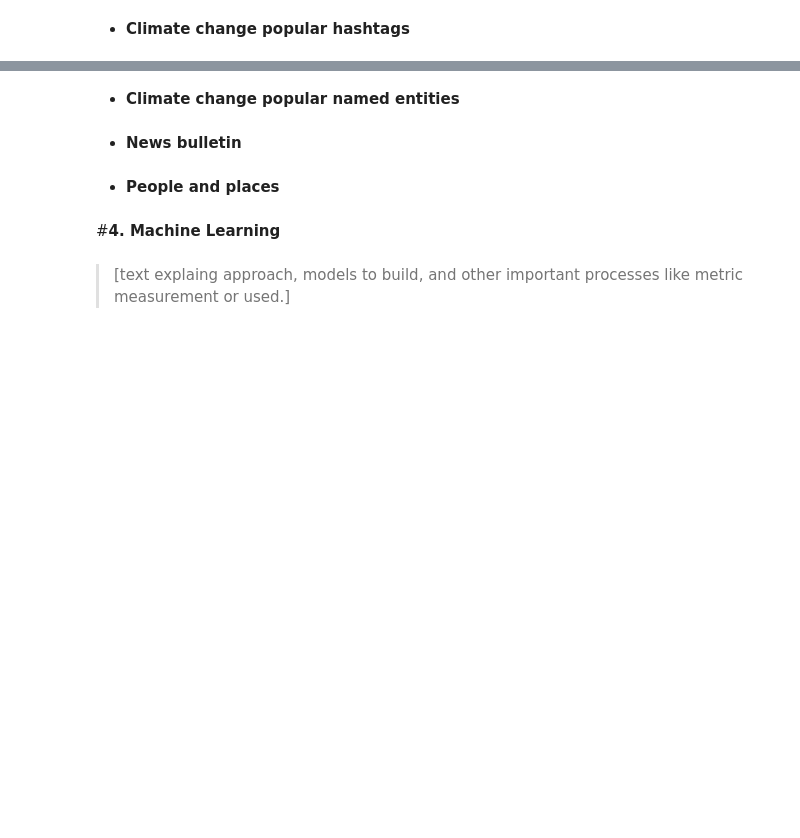
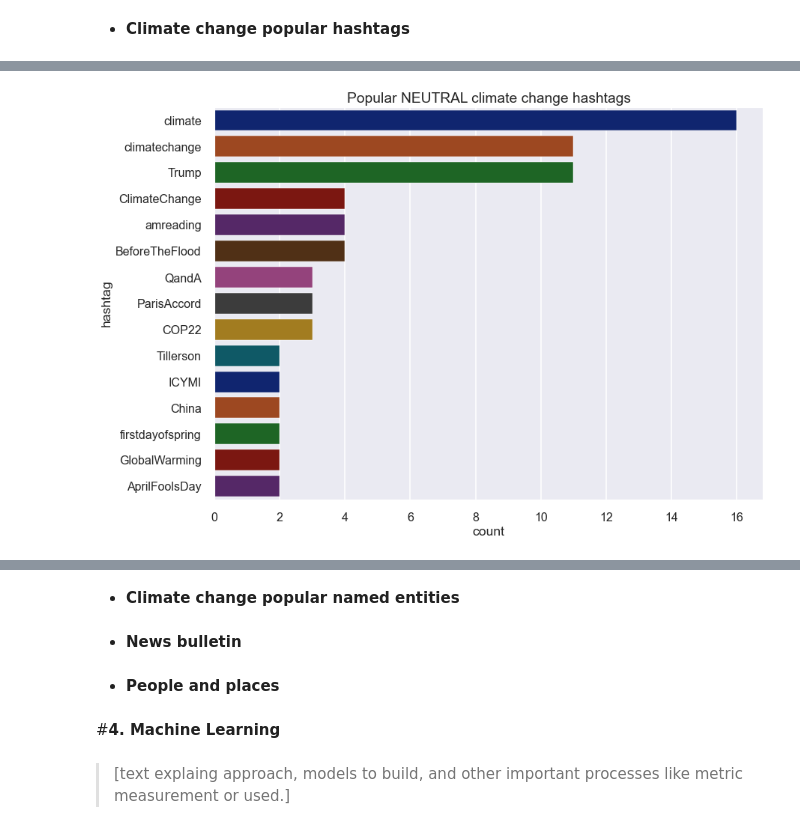
Before and after one commit to ThobaniMwandla/advanced_classification_zm6_project, a Jupyter notebook: Climate_Sentiment.ipynb, the cells around one changed output, grey strips where cells are left out. Drawn from its saved outputs; the diff is of its cells as text; code cells hidden in the pictures; blank space fills up the shorter version.

```diff
--- a/Climate_Sentiment.ipynb
+++ b/Climate_Sentiment.ipynb
@@ -546,0 +722,6 @@ plt.savefig('joint_cloud.png')
+# %%
+sns.barplot(y=neutral['hashtag'], x=neutral['count'], palette=("dark"))
+plt.title('Popular NEUTRAL climate change hashtags')
+plt.tight_layout()
+# %% [output]
+[figure, added]
```
Also changed, not shown: parts of 82 cells of this notebook.
